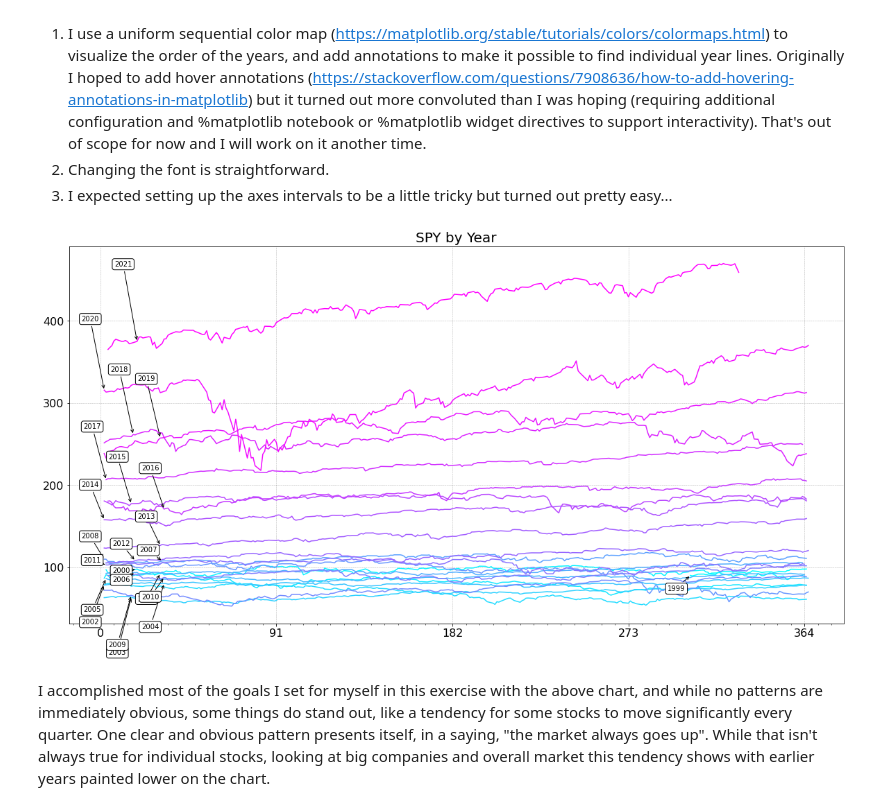
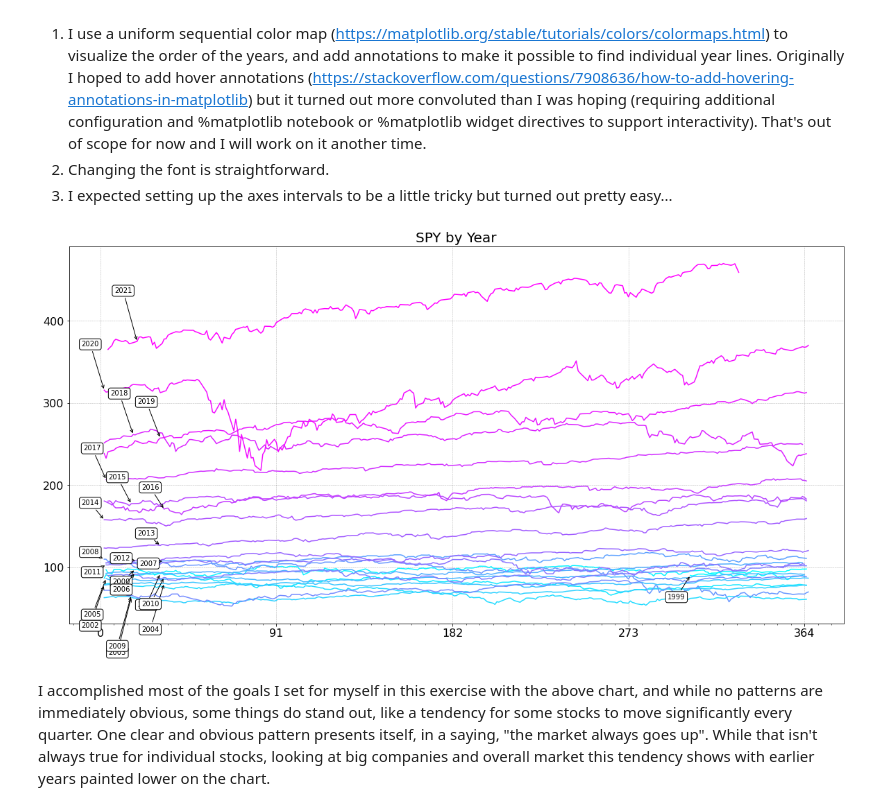
Before and after one commit to buttonscodes/MarketPeriodicity, a Jupyter notebook: MarketYears.ipynb, the cells around one changed output. Cells and saved outputs as stored; diff of their text form; code cells hidden in the pictures.

```diff
--- a/MarketYears.ipynb
+++ b/MarketYears.ipynb
@@ -177,36 +177,35 @@ annot_y_incr = annot_y_range / len(by_years_with_day)
 annot_y_offset = -annot_y_range / 2
 
 year_start_y = [[indx,float(elmt[0][6])] for indx, elmt in enumerate(by_years_with_day)]
 #print(year_start_y)
 year_start_y.sort(key=lambda x: x[1])
 #print(year_start_y)
-annot_y_offsets = {elmt[0]:annot_y_offset + indx*annot_incr for indx, elmt in enumerate(year_start_y)}
+annot_y_offsets = {elmt[0]:annot_y_offset + indx*annot_y_incr for indx, elmt in enumerate(year_start_y)}
 #print(annot_y_offsets)
 
 # plot the lines:
 
 for indx, year_rows in enumerate(by_years_with_day):
     year = pd.to_datetime(year_rows[0][1], format='%Y-%m-%d').year
     np_year_rows = np.array(year_rows)[:,[0,6]].T
     plt.plot(np_year_rows[0].astype(int), np_year_rows[1].astype(float),
              color=color_map[indx])
 
     # annotate the lines
     ax.annotate(str(year), xy=(int(np_year_rows[0][10*(indx%3)]),float(np_year_rows[1][10*(indx%3)])),
                     xycoords='data',
                     xytext=(-20,annot_y_offsets[indx]),
                     textcoords="offset points",
-                    size=20,
                     fontsize=10,
                     va="center",
                     ha="center",
                     bbox=dict(boxstyle="round", fc="w"),
                     arrowprops=dict(arrowstyle="->"))
 
 
 plt.show()
 # %% [output]
-[figure, old version]
+[figure, new version]
 # %% [markdown]
 I accomplished most of the goals I set for myself in this exercise with the above chart, and while no patterns are immediately obvious, some things do stand out, like a tendency for some stocks to move significantly every quarter. One clear and obvious pattern presents itself, in a saying, "the market always goes up". While that isn't always true for individual stocks, looking at big companies and overall market this tendency shows with earlier years painted lower on the chart.
 # %% [markdown]
```
